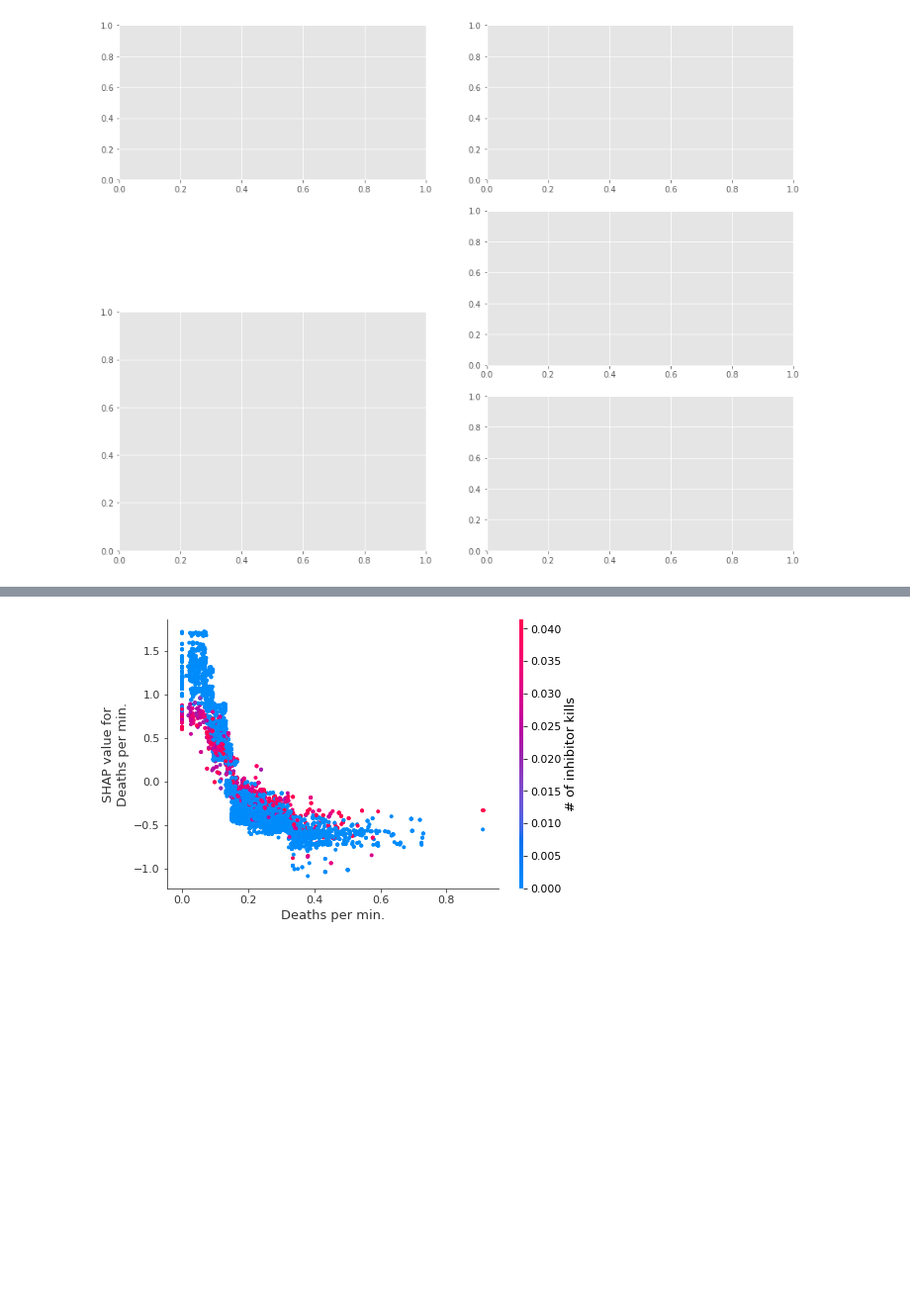
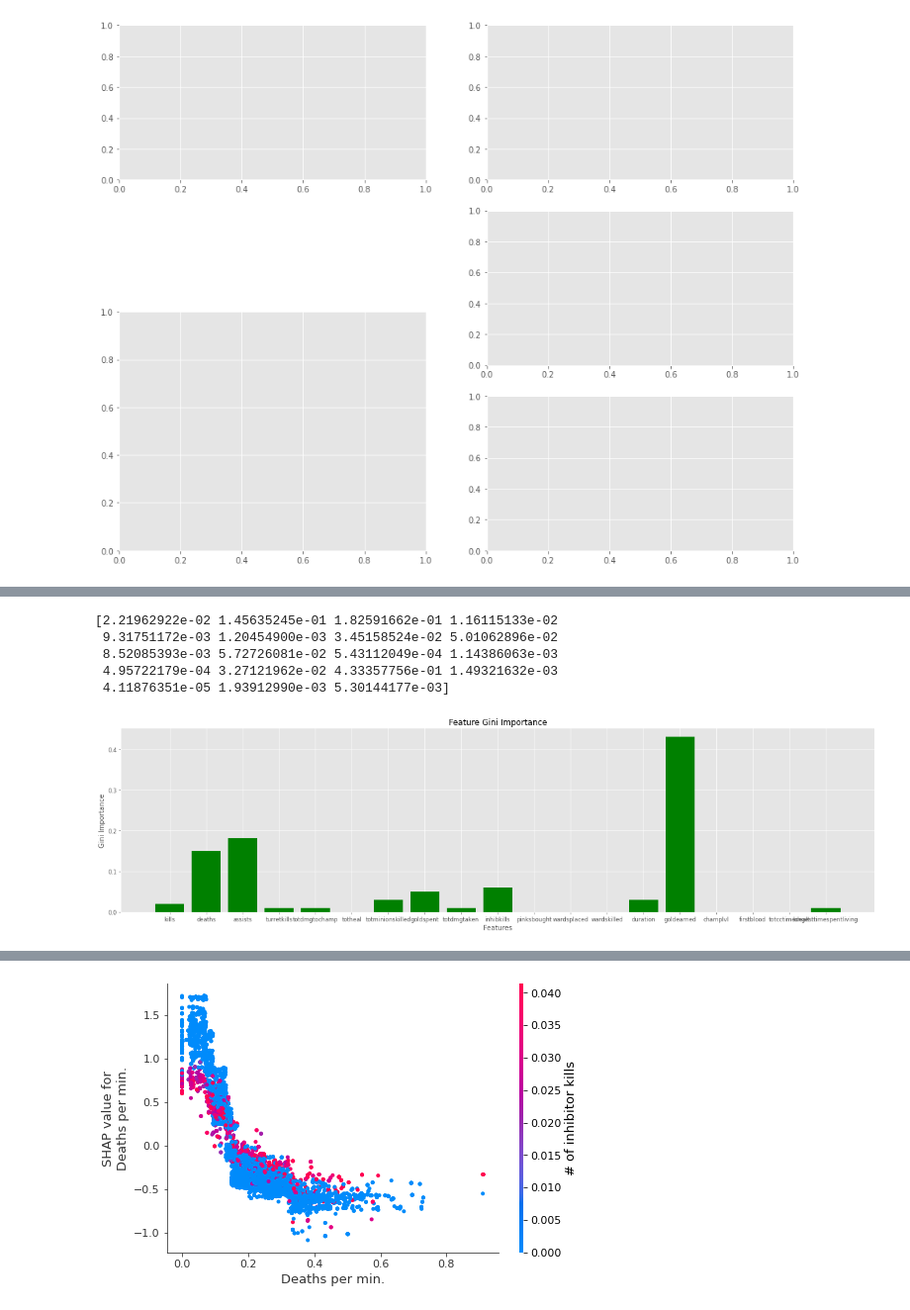
Before and after one commit to garrettnorden20/machine-learning-project, a Jupyter notebook: Untitled.ipynb, the cells around one changed output, grey strips where cells are left out. Shown at 99% size. Saved outputs shown, nothing was run; the diff lists cells and outputs as text; code cells hidden in the pictures; blank space fills up the shorter version.

```diff
--- a/Untitled.ipynb
+++ b/Untitled.ipynb
@@ -342,0 +429,25 @@ IndexError: positional indexers are out-of-bounds
+# %%
+# hyperparamter bruteforce lolthis is really bad
+all_accs = np.empty((0,4))
+
+best_acc = 0
+best_n = None
+best_d = None
+best_f = None
+for n_est in range(5,6):
+    for depth in range(3,20):
+        for max_feat in range(5,10):
+            random_forest = sci_en.RandomForestClassifier(n_estimators=n_est, max_depth=depth,max_features=max_feat*0.1,
+                                                          random_state=0)
+            random_forest.fit(X_train, y_train)
+            accuracy = random_forest.score(X_test, y_test)
+            print(n_est, depth, max_feat, "accuracy: %.4f" % accuracy)
+
+            all_accs = np.vstack((all_accs, np.array([n_est, depth, max_feat, accuracy])))
+
+            if accuracy > best_acc:
+                best_acc = accuracy
+                best_n = n_est
+                best_d = depth
+                best_f = max_feat
+print('final', best_n, best_d, best_f, "accuracy: %.4f" % best_acc)
@@ -342,0 +520,22 @@ IndexError: positional indexers are out-of-bounds
+# %%
+x_pos = np.arange(19)
+plt.figure(figsize=(24, 6), dpi=60)
+print(random_forest.feature_importances_)
+plt.bar(x_pos, np.around(random_forest.feature_importances_,2) , color='green')
+plt.xlabel("Features")
+plt.ylabel("Gini Importance")
+plt.title("Feature Gini Importance")
+
+
+#plt.xticks(x_pos, np.asarray(allstats.drop(['win'], axis=1).columns[ind]))
+plt.xticks(x_pos, np.asarray(allstats.drop(['win'], axis=1).columns))
+
+
+plt.show()
+# %% [output]
+[2.21962922e-02 1.45635245e-01 1.82591662e-01 1.16115133e-02
+ 9.31751172e-03 1.20454900e-03 3.45158524e-02 5.01062896e-02
+ 8.52085393e-03 5.72726081e-02 5.43112049e-04 1.14386063e-03
+ 4.95722179e-04 3.27121962e-02 4.33357756e-01 1.49321632e-03
+ 4.11876351e-05 1.93912990e-03 5.30144177e-03]
+[figure, added]
```
Also changed, not shown: parts of 19 cells of this notebook, 1 other file.
